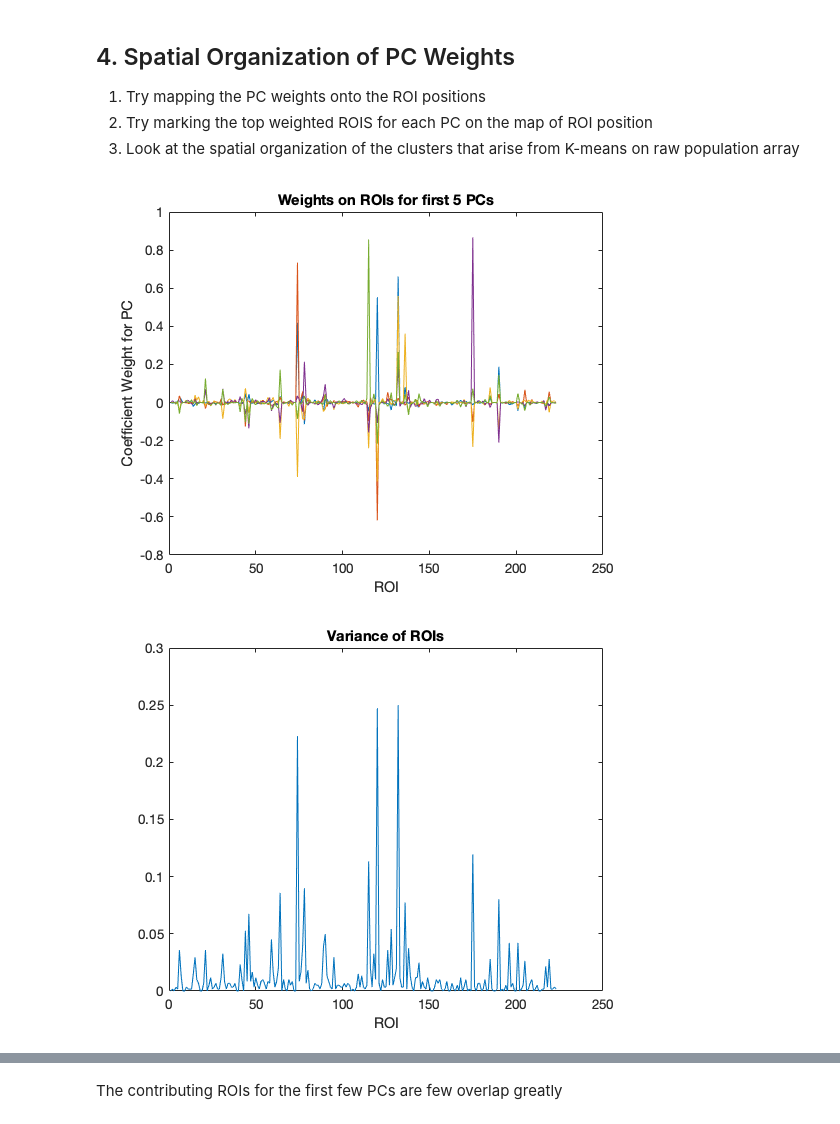
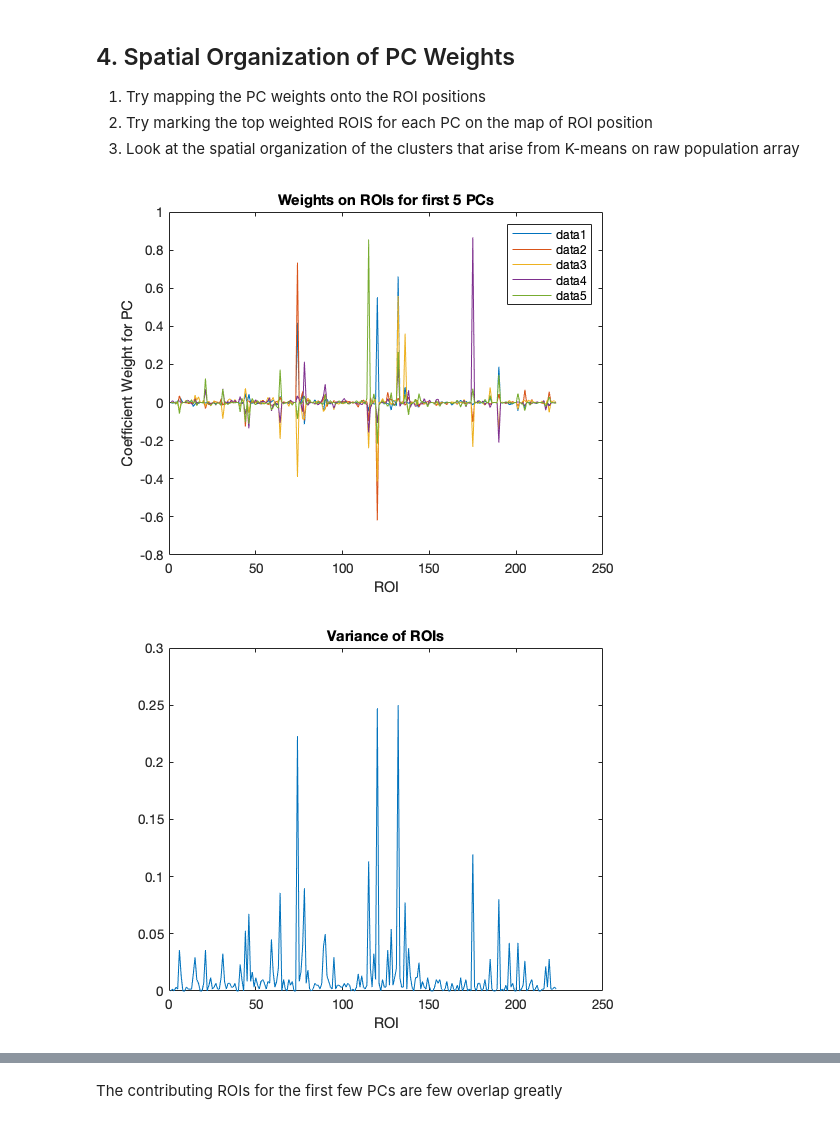
Before and after one commit to neurogomez/neural_ensemble_identification, a Jupyter notebook: 02b_Ensemble_Identification.ipynb, the cells around one changed output, grey strips where cells are left out. Saved outputs shown, nothing was run; the diff lists cells and outputs as text; code cells hidden in the pictures.

```diff
--- a/02b_Ensemble_Identification.ipynb
+++ b/02b_Ensemble_Identification.ipynb
@@ -165,20 +193,21 @@ end
 # %%
 % 1. Plot top contirbuting ROIS to first few PCs
 % Plot PC loadings
 figure(1)
 plot(PCA_allstim.coeff(:,1:5))
 fire_ice = customcolormap_preset('red-white-blue');
 colormap(fire_ice)
 xlabel('ROI')
 ylabel('Coefficient Weight for PC')
 title('Weights on ROIs for first 5 PCs')
+legend
 
 figure(2)
 plot(var(stim_PA))
 title('Variance of ROIs')
 xlabel('ROI')
 # %% [output]
-[figure, old version]
+[figure, new version]
 [figure]
 # %%
 % 2. Map of PC weights on ROI positions
```
Also changed, not shown: parts of 14 cells of this notebook, 14 other files.
